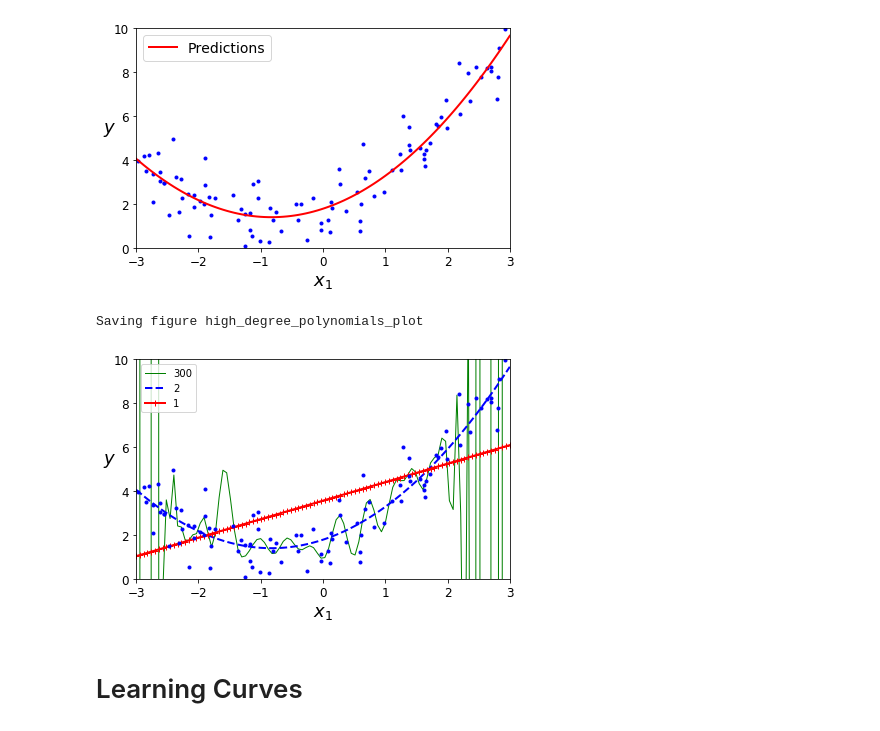
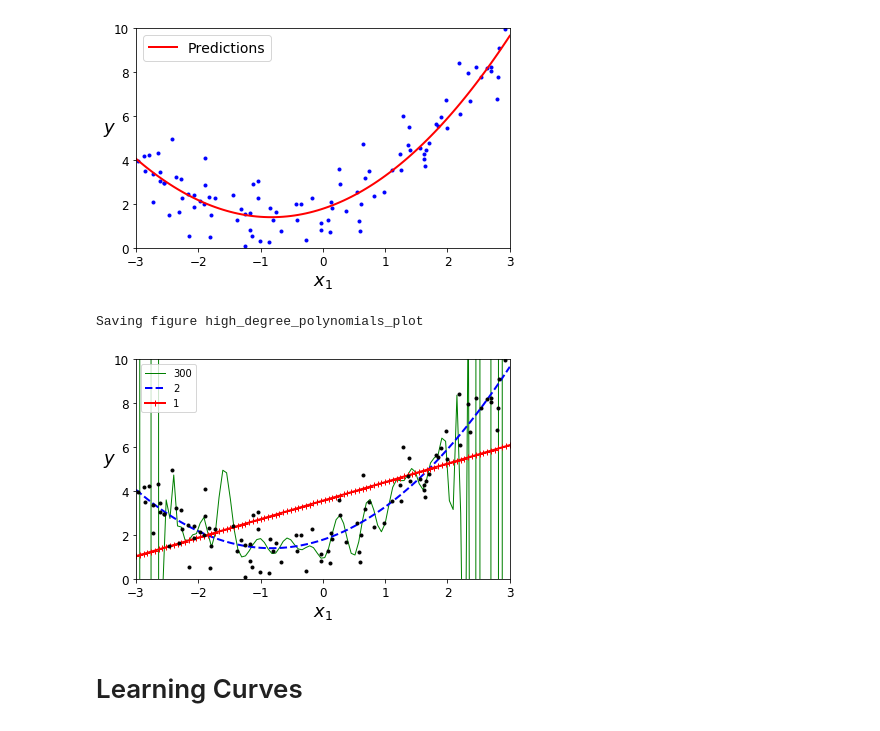
Before and after one commit to soo-pecialist/Hands_on_ML_w_Scikit_Karas_and_TensorFlow, a Jupyter notebook: CH04 Training Linear Models.ipynb, the cells around one changed output. Drawn from its saved outputs; the diff is of its cells as text; code cells hidden in the pictures.

```diff
--- a/CH04 Training Linear Models.ipynb
+++ b/CH04 Training Linear Models.ipynb
@@ -209,14 +230,15 @@ def learning_schedule(t):
 theta = np.random.randn(2,1)  # random initialization
 
 for epoch in range(n_epochs):
+    random_index = np.random.choice(m, m, replace=False) # permutate the array
     for i in range(m):
         if epoch == 0 and i < 20:
             y_predict = X_new_b @ theta
             style = "b-" if i > 0 else "r--"
             plt.plot(X_new, y_predict, style)
-        random_index = np.random.randint(m)
-        xi = X_b[random_index:random_index+1]
-        yi = y[random_index:random_index+1]
+
+        xi = X_b[random_index[i]:random_index[i]+1]
+        yi = y[random_index[i]:random_index[i]+1]
 
         gradients = 2 * xi.T @ (xi@theta - yi)
         eta = learning_schedule(epoch * m + i)
@@ -386,7 +420,7 @@ np.random.seed(42)
 # %%
 m = 100
-X = 6 * np.random.rand(m, 1) - 3 # [-3, 3]
-y = 0.5 * X**2 + X + 2 + np.random.randn(m, 1)
+X = 6 * rnd.rand(m, 1) - 3 # [-3, 3]
+y = 0.5 * X**2 + X + 2 + rnd.randn(m, 1)
 # %%
 plt.plot(X, y, "b.")
 plt.xlabel("$x_1$", fontsize=18)
@@ -432,30 +470,27 @@ Saving figure quadratic_predictions_plot
 # %%
 from sklearn.preprocessing import StandardScaler
 from sklearn.pipeline import Pipeline
 
 for style, width, degree in (("g-", 1, 300), ("b--", 2, 2), ("r-+", 2, 1)):
-#     polybig_features = PolynomialFeatures(degree=degree, include_bias=False)
-    std_scaler = StandardScaler()
-    lin_reg = LinearRegression()
     polynomial_regression = Pipeline([
             ("poly_features", PolynomialFeatures(degree=degree, include_bias=False)),
-            ("std_scaler", std_scaler),
-            ("lin_reg", lin_reg),
+            ("std_scaler", StandardScaler()),
+            ("lin_reg", LinearRegression()),
         ])
     polynomial_regression.fit(X, y)
     y_newbig = polynomial_regression.predict(X_new)
     plt.plot(X_new, y_newbig, style, label=str(degree), linewidth=width)
 
-plt.plot(X, y, "b.", linewidth=3)
+plt.plot(X, y, "k.", linewidth=3)
 plt.legend(loc="upper left")
 plt.xlabel("$x_1$", fontsize=18)
 plt.ylabel("$y$", rotation=0, fontsize=18)
 plt.axis([-3, 3, 0, 10])
 save_fig("high_degree_polynomials_plot")
 plt.show()
 # %% [output]
 Saving figure high_degree_polynomials_plot
-[figure, old version]
+[figure, new version]
 # %% [markdown]
 #  Learning Curves
 # %%
```
Also changed, not shown: parts of 37 cells of this notebook.
